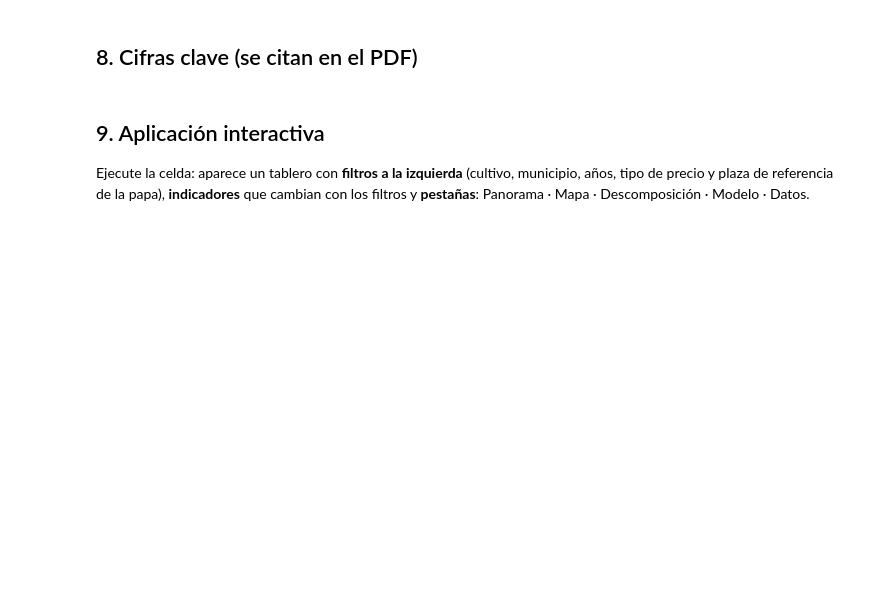
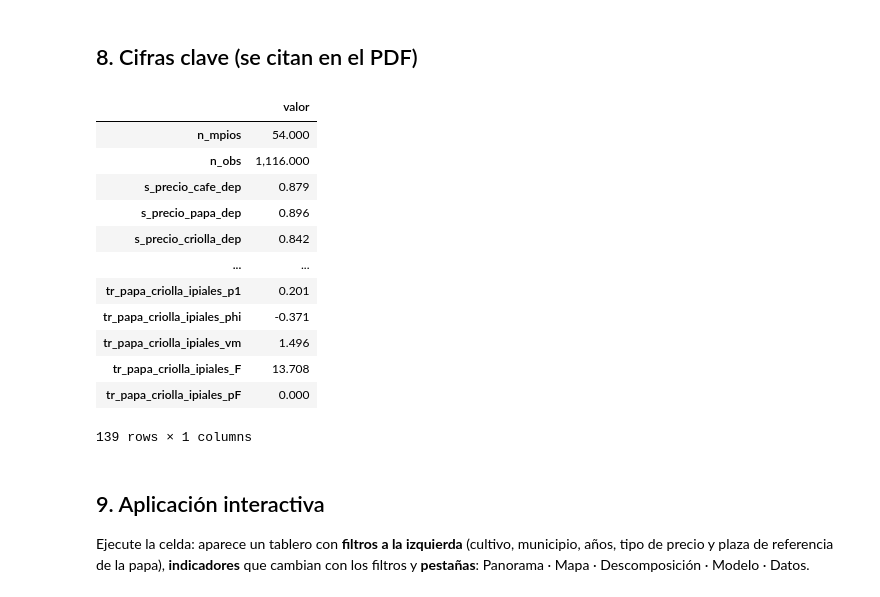
Before and after one commit to santacruzdavid1201-web/cafe-papa-narino, a Jupyter notebook: cafe_papa_narino.ipynb, the cells around one changed output. Drawn from its saved outputs; the diff is of its cells as text; code cells hidden in the pictures; blank space fills up the shorter version.

```diff
--- a/cafe_papa_narino.ipynb
+++ b/cafe_papa_narino.ipynb
@@ -688,33 +1090,49 @@ guardar_fig(fig, "Figura_5_contexto_va")
 def ib_share(p, nivel):
     return float(tabla6.loc[(p, nivel), "Precio"])
 mods = {k: (float(v.params["ln_p_real_l1"]), float(v.pvalues["ln_p_real_l1"])) for k, v in MODELOS.items()}
 CLAVE = {
     "n_mpios": int(est.cod_mpio.nunique()), "n_obs": int(len(est)),
     "s_precio_cafe_dep": ib_share("Café", "Departamento"), "s_precio_papa_dep": ib_share("Papa", "Departamento"),
     "s_precio_criolla_dep": ib_share("Papa criolla", "Departamento"),
     "s_precio_cafe_mun": ib_share("Café", "Municipios (panel)"), "s_precio_papa_mun": ib_share("Papa", "Municipios (panel)"),
     "s_precio_criolla_mun": ib_share("Papa criolla", "Municipios (panel)"),
     "s_rend_cafe_mun": float(tabla6.loc[("Café", "Municipios (panel)"), "Rendimiento"]),
     "s_rend_papa_mun": float(tabla6.loc[("Papa", "Municipios (panel)"), "Rendimiento"]),
     "s_area_cafe_mun": float(tabla6.loc[("Café", "Municipios (panel)"), "Área"]),
     "s_area_papa_mun": float(tabla6.loc[("Papa", "Municipios (panel)"), "Área"]),
     "beta_cafe_area": mods["Café · área"][0], "p_cafe_area": mods["Café · área"][1],
     "beta_cafe_prod": mods["Café · producción"][0], "p_cafe_prod": mods["Café · producción"][1],
     "beta_papa_area": mods["Papa · área"][0], "p_papa_area": mods["Papa · área"][1],
     "beta_papa_prod": mods["Papa · producción"][0], "p_papa_prod": mods["Papa · producción"][1],
     "beta_criolla_area": mods["Papa criolla · área"][0], "p_criolla_area": mods["Papa criolla · área"][1],
     "ctx_pendiente": float(reg_ctx.params["d_total"]), "ctx_p": float(reg_ctx.pvalues["d_total"]),
     "ctx_corr": float(corr_ctx), "ctx_n": int(reg_ctx.nobs),
     "peso_min": float(ctx.peso.min()), "peso_max": float(ctx.peso.max()), "peso_medio": float(ctx.peso.mean()),
     "vol_precio_cafe": float(tabla5.loc["Volatilidad mensual del precio (desv. Δln, %)", "Café"]),
     "vol_precio_papa": float(tabla5.loc["Volatilidad mensual del precio (desv. Δln, %)", "Papa"]),
 }
 for _, r in acum.iterrows():
     k = f"acum_{norm(r.Producto).lower().replace(' ', '_')}_{r.Tramo[:4]}"
     for comp in ["Área", "Rendimiento", "Precio", "Total"]:
         CLAVE[f"{k}_{norm(comp).lower()}"] = float(r[comp])
+CLAVE.update(ESP_CLAVE)
+CLAVE.update(TR_CLAVE)
 (BASE / "salidas" / "resultados_clave.json").write_text(json.dumps(CLAVE, indent=2))
 display(pd.Series(CLAVE).round(3).to_frame("valor"))
+# %% [output]
+|  | valor |
+| n_mpios | 54.000 |
+| n_obs | 1,116.000 |
+| s_precio_cafe_dep | 0.879 |
+| s_precio_papa_dep | 0.896 |
+| s_precio_criolla_dep | 0.842 |
+| ... | ... |
+| tr_papa_criolla_ipiales_p1 | 0.201 |
+| tr_papa_criolla_ipiales_phi | -0.371 |
+| tr_papa_criolla_ipiales_vm | 1.496 |
+| tr_papa_criolla_ipiales_F | 13.708 |
+| tr_papa_criolla_ipiales_pF | 0.000 |
+139 rows × 1 columns
 # %% [markdown]
 ## 9. Aplicación interactiva
 Ejecute la celda: aparece un tablero con **filtros a la izquierda** (cultivo, municipio, años, tipo de precio y plaza de referencia de la papa), **indicadores** que cambian con los filtros y **pestañas**: Panorama · Mapa · Descomposición · Modelo · Datos.
```
Also changed, not shown: parts of 19 cells of this notebook, 18 other files.
